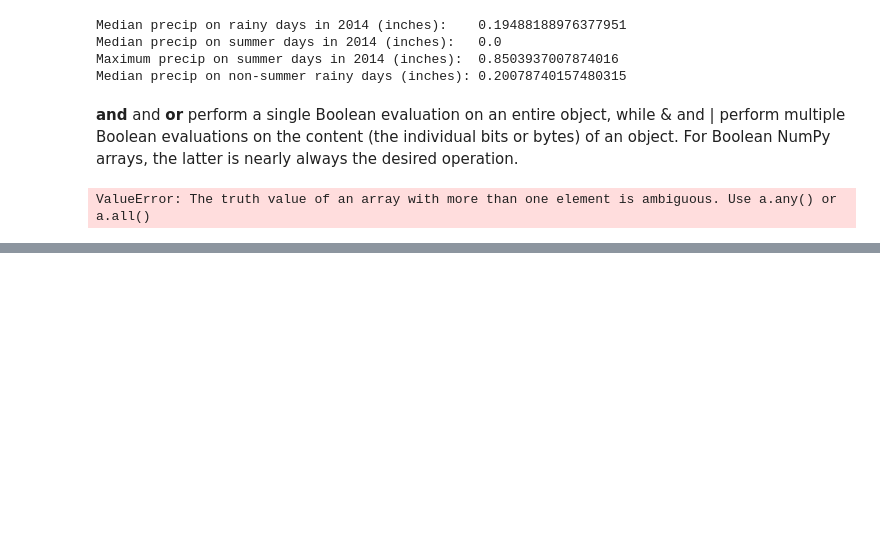
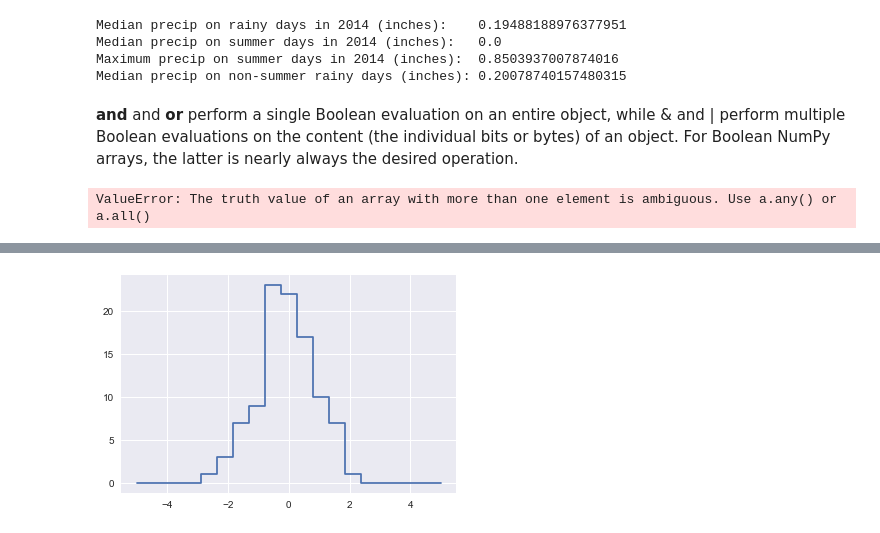
Before and after one commit to jbuisine/python-learn, a Jupyter notebook: 02.Numpy/Numpy.ipynb, the cells around one changed output, grey strips where cells are left out. Cells and saved outputs as stored; diff of their text form; code cells hidden in the pictures; blank space fills up the shorter version.

```diff
--- a/02.Numpy/Numpy.ipynb
+++ b/02.Numpy/Numpy.ipynb
@@ -1111,0 +1270,18 @@ ValueError: The truth value of an array with more than one element is ambiguous.
+# %%
+np.random.seed(42)
+x = np.random.randn(100)
+
+# compute a histogram by hand
+bins = np.linspace(-5, 5, 20)
+counts = np.zeros_like(bins)
+
+# find the appropriate bin for each x
+i = np.searchsorted(bins, x)
+
+# add 1 to each of these bins
+np.add.at(counts, i, 1)
+# %%
+# plot the results
+plt.plot(bins, counts, linestyle='steps');
+# %% [output]
+[figure, added]
```
Also changed, not shown: parts of 58 cells of this notebook.
